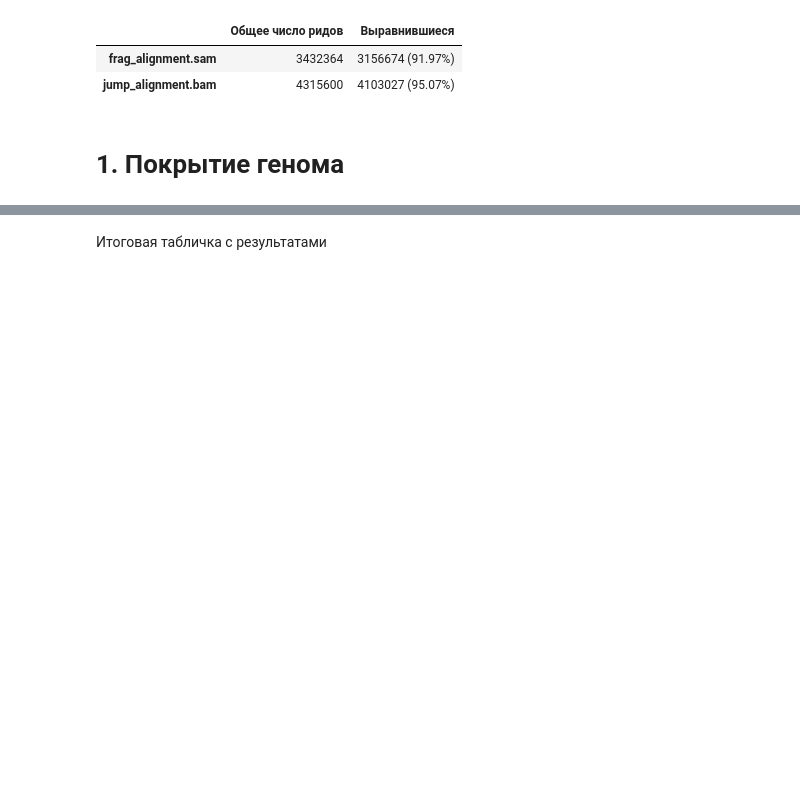
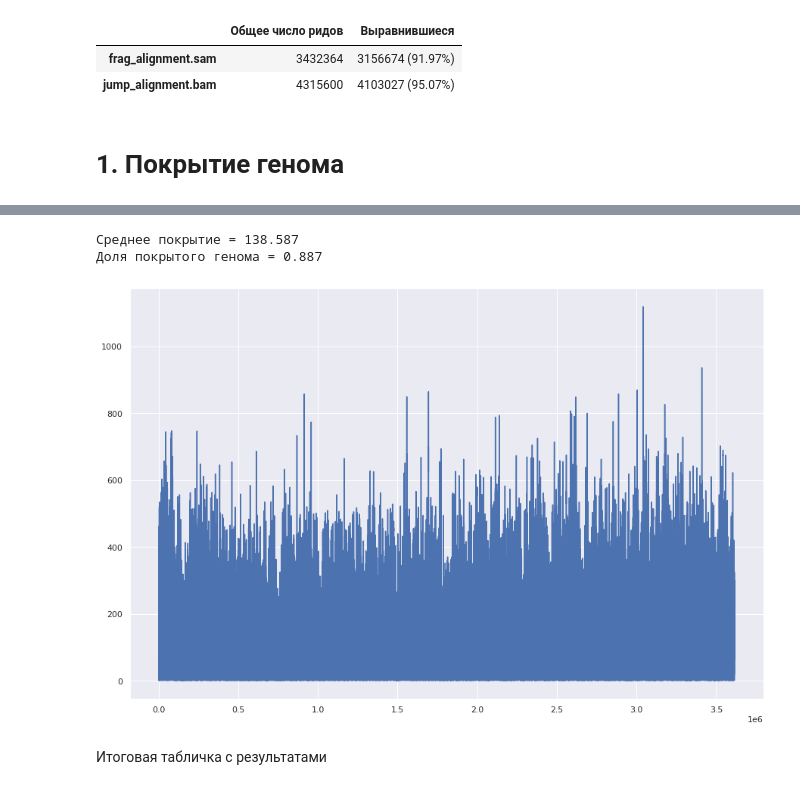
Before and after one commit to ainesko/NGS-HW, a Jupyter notebook: NGS2.ipynb, the cells around one changed output, grey strips where cells are left out. Cells and saved outputs as stored; diff of their text form; code cells hidden in the pictures; blank space fills up the shorter version.

```diff
--- a/NGS2.ipynb
+++ b/NGS2.ipynb
@@ -396,3 +367,9 @@ meanzn
+# %%
+coverage('jump_alignment_sorted.bam')
+# %% [output]
+Среднее покрытие = 138.587
+Доля покрытого генома = 0.887
+[figure, added]
 # %% [markdown]
 Итоговая табличка с результатами
 # %%
```
Also changed, not shown: parts of 156 cells of this notebook.
